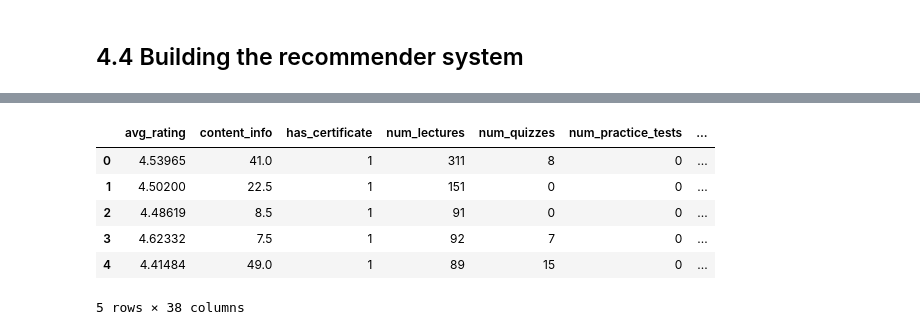
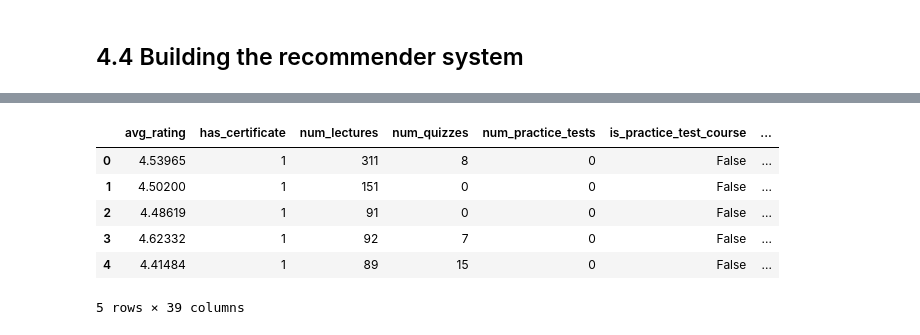
Before and after one commit to adrij/Udemy-recommender-system, a Jupyter notebook: 4_Clustering_and_RS.ipynb, the cells around one changed output, grey strips where cells are left out. Saved outputs shown, nothing was run; the diff lists cells and outputs as text; code cells hidden in the pictures.

```diff
--- a/4_Clustering_and_RS.ipynb
+++ b/4_Clustering_and_RS.ipynb
@@ -790,0 +447,4 @@ plt.axhline(9.6, color='k')
+# %%
+z_descr=udemy_functions.get_linkage(X_descr )
+udemy_functions.plot_dendrogram(z, 16, line_dist=7.8)
+#let's cut the dendrogrm at 7.8
@@ -791,5 +453,5 @@ plt.axhline(9.6, color='k')
 # %%
-#according to the dendrogram, I would cut the graph at 7.5
-cluster_hier_descr = fcluster(Z=z_descr, t=9.6, criterion='distance')
-cluster_hier_descr.max()
+#according to the dendrogram, I would cut the graph at 9.6
+df_courses['cluster_hier_descr']=fcluster(Z=z_descr, t=9.6, criterion='distance')
+df_courses['cluster_hier_descr'].value_counts()
 # %% [output]
@@ -797,3 +467,0 @@ cluster_hier_descr.max()
-# %%
-df_courses['cluster_hier_descr']=cluster_hier_descr
-df_courses['cluster_hier_descr'].value_counts()
@@ -884,5 +496,5 @@ plt.savefig('images/clusters_pca.png')
 # %%
-rel_cols=['avg_rating', 'content_info', 'has_certificate',  'instructional_level', 'num_lectures','num_quizzes',
+rel_cols=['avg_rating',  'has_certificate',  'instructional_level', 'num_lectures','num_quizzes',
           'num_practice_tests','is_practice_test_course', 'num_article_assets', 'num_curriculum_items',
           'num_subscribers','num_reviews',  'price', 'primary_subcategory','cluster_descr']
 df_rel=df_courses[rel_cols]
@@ -898,18 +501,15 @@ df_rel.head()
 # %%
 df_rel['has_certificate']=df_rel['has_certificate'].astype(int)
-#df_rel['is_practice_test_course']=df_rel['is_practice_test_course'].astype(int)
 df_rel['cluster_descr']=df_rel['cluster_descr'].astype(str)
 dummies=pd.get_dummies(df_rel[['primary_subcategory', 'instructional_level','cluster_descr']], prefix=['subcat', 'level', 'cluster'])
-dummies.head()
-
 df_rel.drop(columns=['primary_subcategory', 'instructional_level', 'cluster_descr'], inplace=True)
 df_rel=pd.concat([df_rel,dummies], axis=1)
 df_rel.head()
 # %% [output]
-|  | avg_rating | content_info | has_certificate | num_lectures | num_quizzes | num_practice_tests | ... |
-| 0 | 4.53965 | 41.0 | 1 | 311 | 8 | 0 | ... |
-| 1 | 4.50200 | 22.5 | 1 | 151 | 0 | 0 | ... |
-| 2 | 4.48619 | 8.5 | 1 | 91 | 0 | 0 | ... |
-| 3 | 4.62332 | 7.5 | 1 | 92 | 7 | 0 | ... |
-| 4 | 4.41484 | 49.0 | 1 | 89 | 15 | 0 | ... |
+|  | avg_rating | has_certificate | num_lectures | num_quizzes | num_practice_tests | is_practice_test_course | ... |
+| 0 | 4.53965 | 1 | 311 | 8 | 0 | False | ... |
+| 1 | 4.50200 | 1 | 151 | 0 | 0 | False | ... |
+| 2 | 4.48619 | 1 | 91 | 0 | 0 | False | ... |
+| 3 | 4.62332 | 1 | 92 | 7 | 0 | False | ... |
+| 4 | 4.41484 | 1 | 89 | 15 | 0 | False | ... |
-5 rows × 38 columns
+5 rows × 39 columns
```
Also changed, not shown: parts of 113 cells of this notebook, 8 other files.
